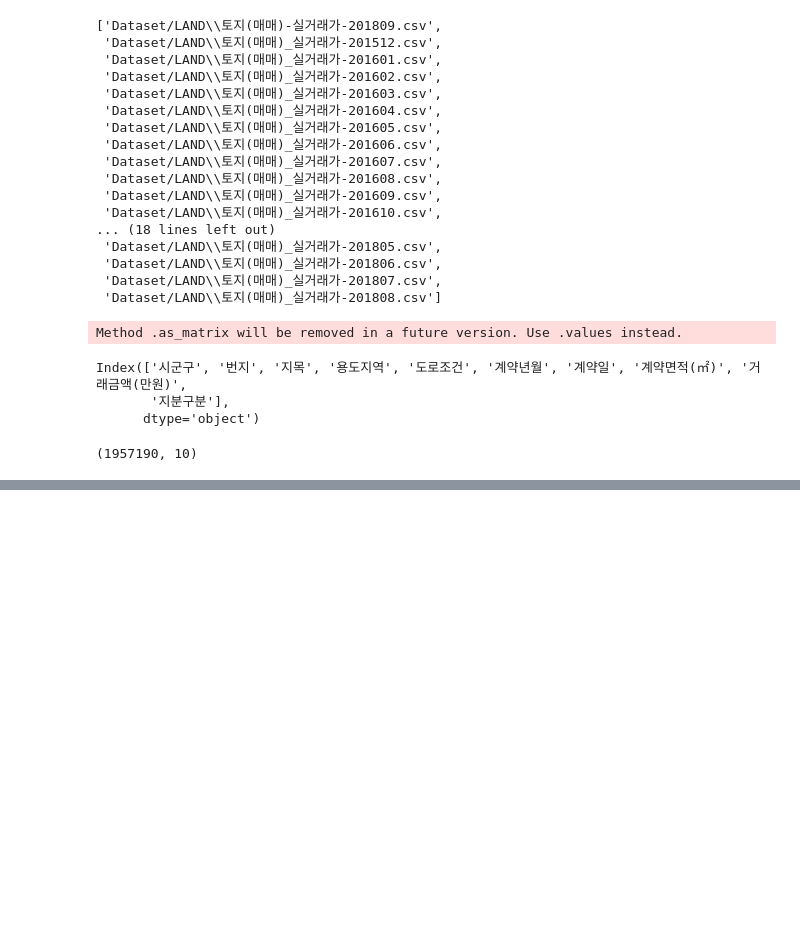
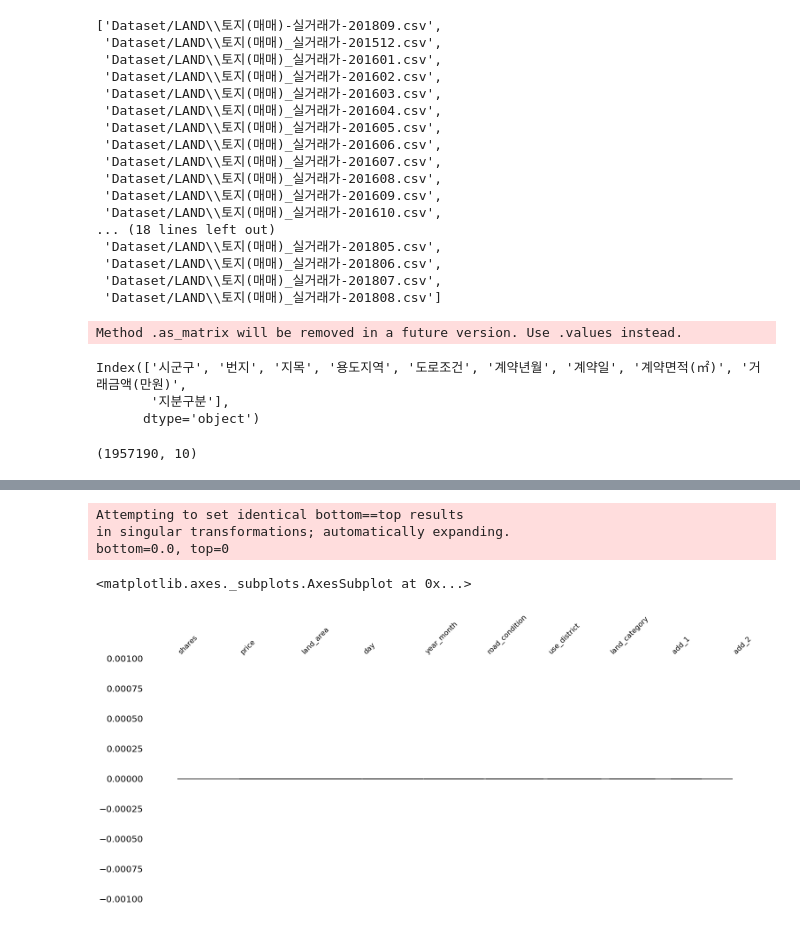
Before and after one commit to Choah/Public_data_EDA, a Jupyter notebook: 06_EDA_LAND.ipynb, the cells around one changed output, grey strips where cells are left out. Saved outputs shown, nothing was run; the diff lists cells and outputs as text; code cells hidden in the pictures; blank space fills up the shorter version.

```diff
--- a/06_EDA_LAND.ipynb
+++ b/06_EDA_LAND.ipynb
@@ -75,0 +160,4 @@ dataset.tail()
+# %%
+#Edit Year_month type
+dataset['year_month']=dataset['year_month'].astype('int64')
+print([dataset['year_month'].describe()])
@@ -75,0 +174,7 @@ dataset.tail()
+# %%
+#Edit Road_condition type
+
+c = {'8m미만':1,'12m미만':2,'25m미만':3,'25m이상':4}
+dataset['road_condition'] = dataset['road_condition'].replace(c)
+
+dataset['road_condition'].astype('category').value_counts()
@@ -75,0 +237,4 @@ dataset.tail()
+# %%
+#shares ...?
+dataset.loc[dataset['shares'].isnull(),'shares'] = 0.0
+dataset['shares'].astype('category').value_counts()
@@ -75,0 +293,5 @@ dataset.tail()
+# %%
+#  NaN ratio  -> use option 1 ...? 8+2+14+11=35...
+
+dataset = dataset.dropna(axis=0)
+dataset.isnull().sum().to_frame()
@@ -75,0 +310,13 @@ dataset.tail()
+# %%
+#!pip install missingno
+import missingno
+import matplotlib
+%matplotlib inline
+
+missingno.dendrogram(dataset)
+# %% [output]
+Attempting to set identical bottom==top results
+in singular transformations; automatically expanding.
+bottom=0.0, top=0
+<matplotlib.axes._subplots.AxesSubplot at 0x...>
+[figure, added]
```
Also changed, not shown: parts of 23 cells of this notebook.
